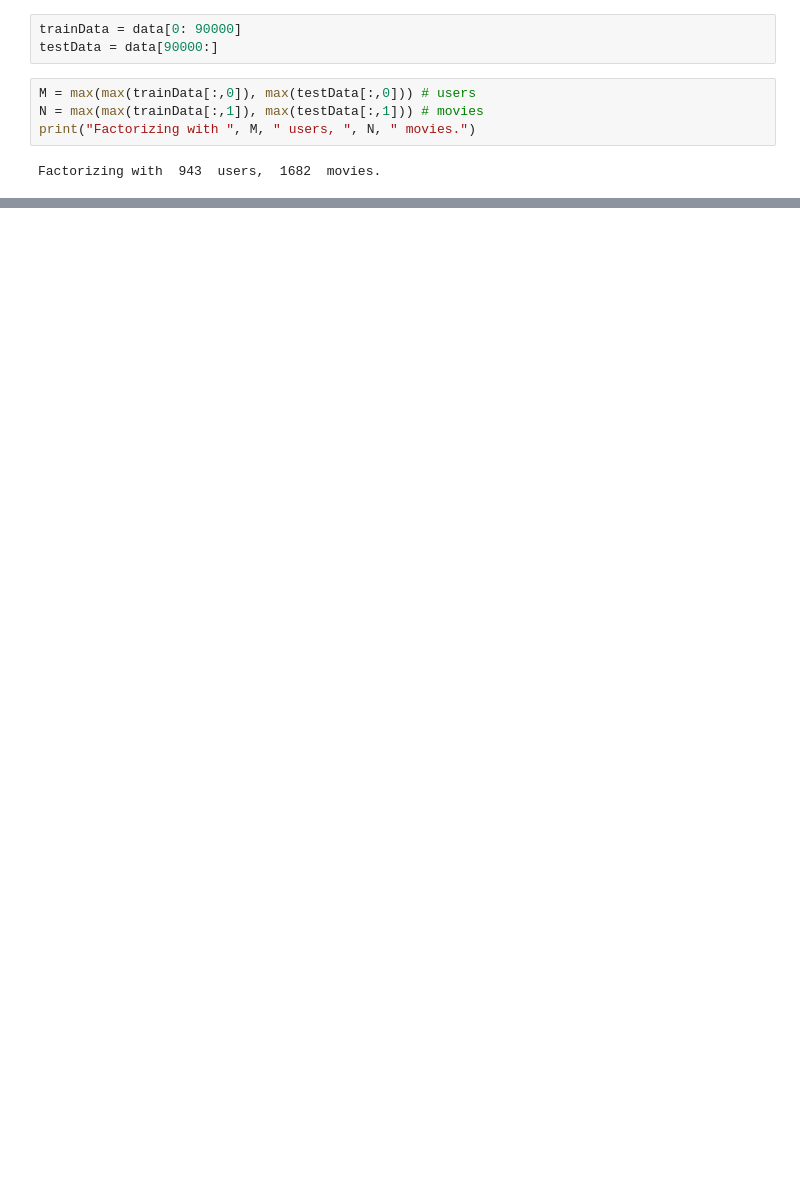
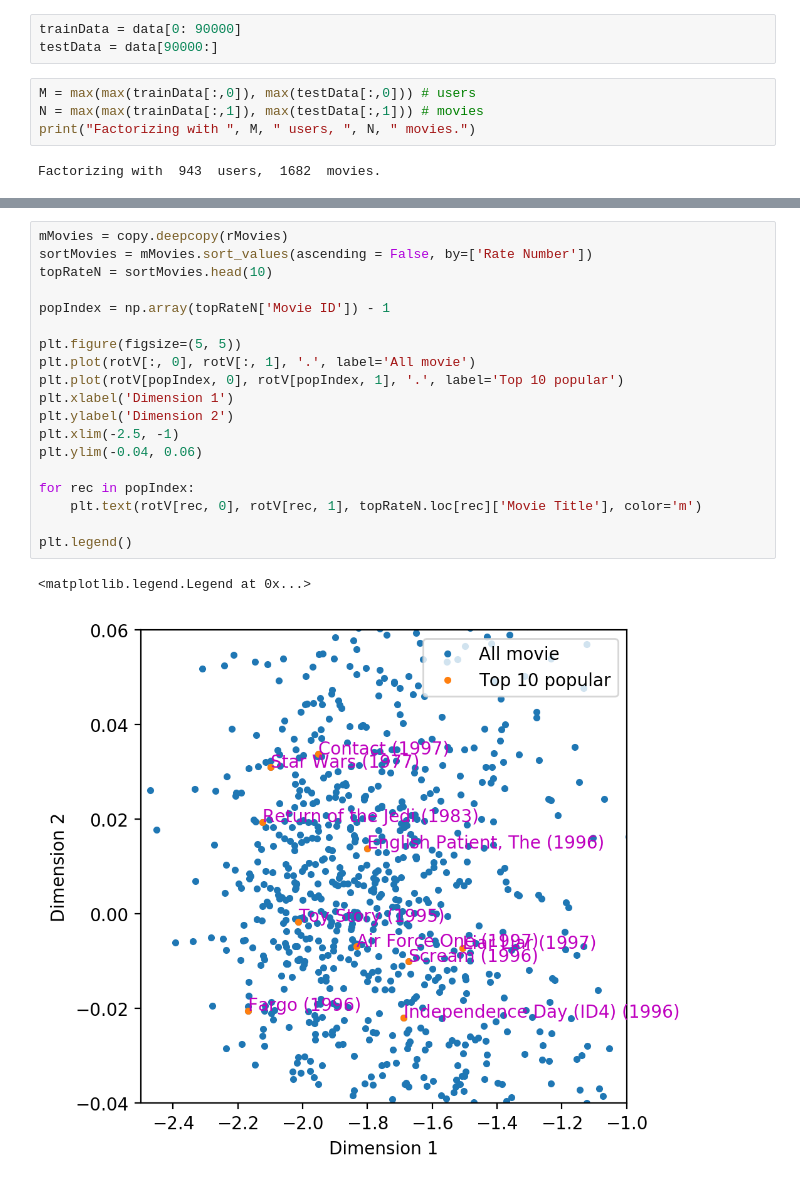
Before and after one commit to LiyinHe/CS155_project2, a Jupyter notebook: Basic_Learn_YM.ipynb, the cells around one changed output, grey strips where cells are left out. Saved outputs shown, nothing was run; the diff lists cells and outputs as text; blank space fills up the shorter version.

```diff
--- a/Basic_Learn_YM.ipynb
+++ b/Basic_Learn_YM.ipynb
@@ -138,0 +156,22 @@ from scipy.cluster.hierarchy import dendrogram, linkage
+# %%
+mMovies = copy.deepcopy(rMovies)
+sortMovies = mMovies.sort_values(ascending = False, by=['Rate Number'])
+topRateN = sortMovies.head(10)
+
+popIndex = np.array(topRateN['Movie ID']) - 1
+
+plt.figure(figsize=(5, 5))
+plt.plot(rotV[:, 0], rotV[:, 1], '.', label='All movie')
+plt.plot(rotV[popIndex, 0], rotV[popIndex, 1], '.', label='Top 10 popular')
+plt.xlabel('Dimension 1')
+plt.ylabel('Dimension 2')
+plt.xlim(-2.5, -1)
+plt.ylim(-0.04, 0.06)
+
+for rec in popIndex:
+    plt.text(rotV[rec, 0], rotV[rec, 1], topRateN.loc[rec]['Movie Title'], color='m')
+
+plt.legend()
+# %% [output]
+<matplotlib.legend.Legend at 0x...>
+[figure, added]
```
Also changed, not shown: parts of 16 cells of this notebook.
